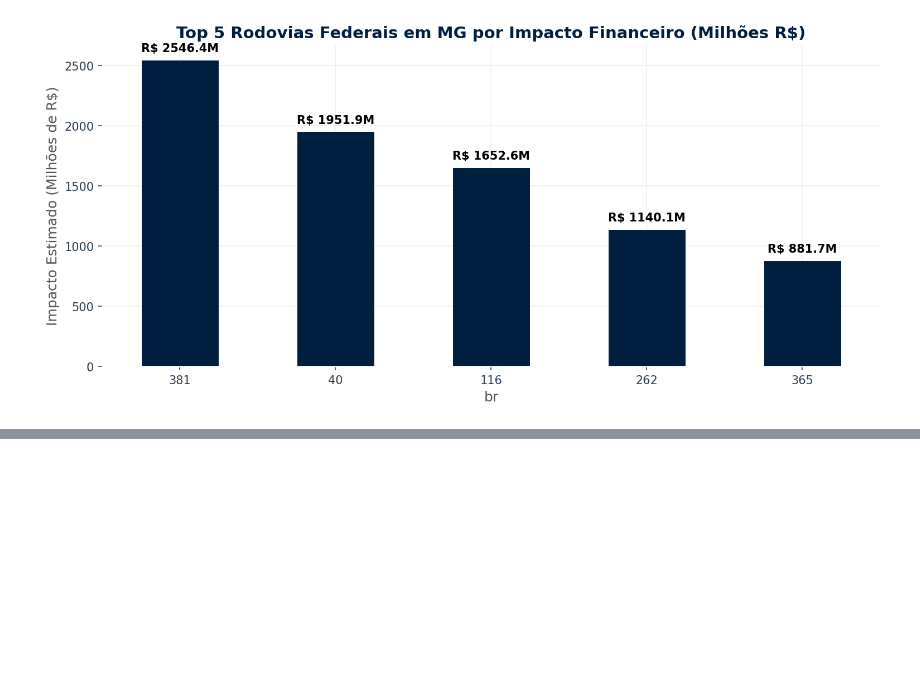
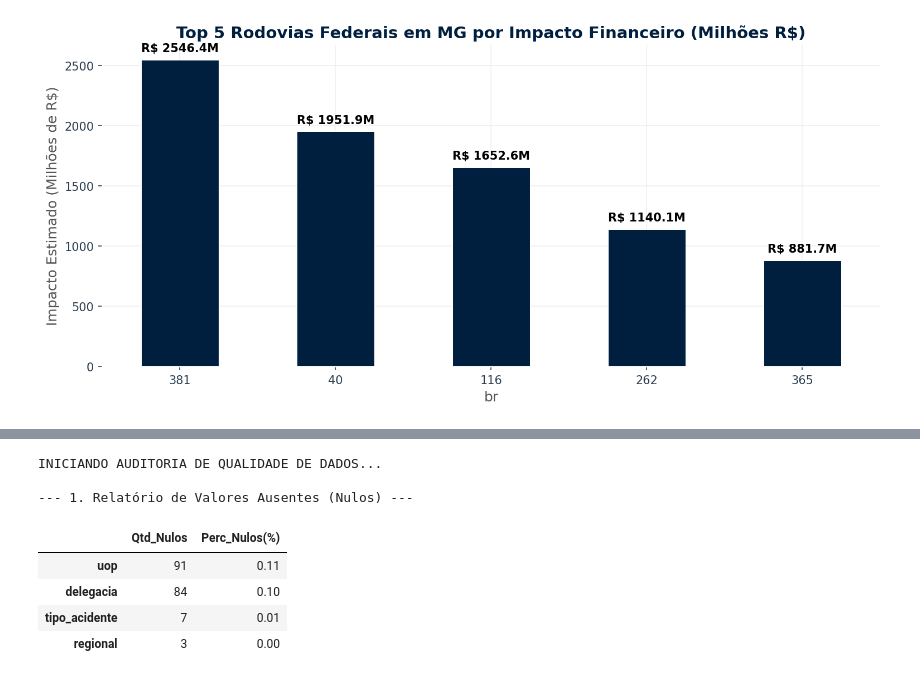
Before and after one commit to EduardoAraujoo/RoadRisk-Public-Spending-Brazil, a Jupyter notebook: notebooks/1. EDA.ipynb, the cells around one changed output, grey strips where cells are left out. Saved outputs shown, nothing was run; the diff lists cells and outputs as text; code cells hidden in the pictures; blank space fills up the shorter version.

```diff
--- a/notebooks/1. EDA.ipynb
+++ b/notebooks/1. EDA.ipynb
@@ -649,0 +662,70 @@ plt.show()
+# %%
+# ============================================================
+# 2.4 QUALIDADE DE DADOS E PRÉ-PROCESSAMENTO INICIAL
+# ============================================================
+import pandas as pd
+
+# 0. Garantindo o carregamento dos dados na sessão atual
+df_occ = pd.read_parquet("../data/processed/occ_mg_master.parquet")
+
+print("INICIANDO AUDITORIA DE QUALIDADE DE DADOS...")
+
+# 1. Análise de Valores Nulos (Missing Values)
+# Calculando o percentual de nulos por coluna
+nulos = df_occ.isnull().sum()
+perc_nulos = (nulos / len(df_occ)) * 100
+df_nulos = pd.DataFrame({'Qtd_Nulos': nulos, 'Perc_Nulos(%)': perc_nulos}).sort_values(by='Perc_Nulos(%)', ascending=False)
+df_nulos_relevantes = df_nulos[df_nulos['Qtd_Nulos'] > 0]
+
+print("\n--- 1. Relatório de Valores Ausentes (Nulos) ---")
+if df_nulos_relevantes.empty:
+    print("Excelente: Não foram encontrados valores nulos na base de dados!")
+else:
+    display(df_nulos_relevantes.round(2))
+
+# 2. Inconsistências Semânticas (Padronização de Strings)
+# Municípios: Remover espaços extras e garantir maiúsculas
+df_occ['municipio'] = df_occ['municipio'].astype(str).str.strip().str.upper()
+
+# Variáveis Binárias: Verificar a coluna causa_principal (se existir)
+col_causa = 'causa_acidente' if 'causa_acidente' in df_occ.columns else 'causa_principal'
+if col_causa in df_occ.columns:
+    print(f"\n--- 2. Inconsistências em {col_causa} (Top 5 categorias) ---")
+    print(df_occ[col_causa].value_counts().head(5))
+
+# 3. Identificação de Valores Impossíveis / Fora de Domínio
+print("\n--- 3. Relatório de Valores Impossíveis (Anomalias Físicas) ---")
+erros_encontrados = 0
+
+# A) KM negativo ou absurdamente alto (ex: > 1500 em MG)
+km_invalido = df_occ[(df_occ['km'] < 0) | (df_occ['km'] > 1500)]
+if not km_invalido.empty:
+    print(f"⚠️ Alerta: Encontrados {len(km_invalido)} registos com KM negativo ou superior a 1500.")
+    erros_encontrados += 1
+
+# B) Vítimas negativas (erro de digitação)
+vitimas_negativas = df_occ[(df_occ['mortos'] < 0) | (df_occ['feridos_graves'] < 0)]
+if not vitimas_negativas.empty:
+    print(f"⚠️ Alerta: Encontrados {len(vitimas_negativas)} registos com número de vítimas negativo.")
+    erros_encontrados += 1
+
+# C) Horários inválidos (Fora do formato HH:MM:SS ou nulos não captados)
+try:
+    horarios_validos = pd.to_timedelta(df_occ['horario'].astype(str))
+except Exception as e:
+    print(f"⚠️ Alerta: Inconsistência de formatação na coluna 'horario'.")
+    erros_encontrados += 1
+
+if erros_encontrados == 0:
+    print("Sucesso: Nenhum valor fisicamente impossível foi detectado nas colunas principais.")
+
+print("\nAUDITORIA CONCLUÍDA.")
+# %% [output]
+INICIANDO AUDITORIA DE QUALIDADE DE DADOS...
+
+--- 1. Relatório de Valores Ausentes (Nulos) ---
+|  | Qtd_Nulos | Perc_Nulos(%) |
+| uop | 91 | 0.11 |
+| delegacia | 84 | 0.10 |
+| tipo_acidente | 7 | 0.01 |
+| regional | 3 | 0.00 |
```
Also changed, not shown: parts of 9 cells of this notebook.
